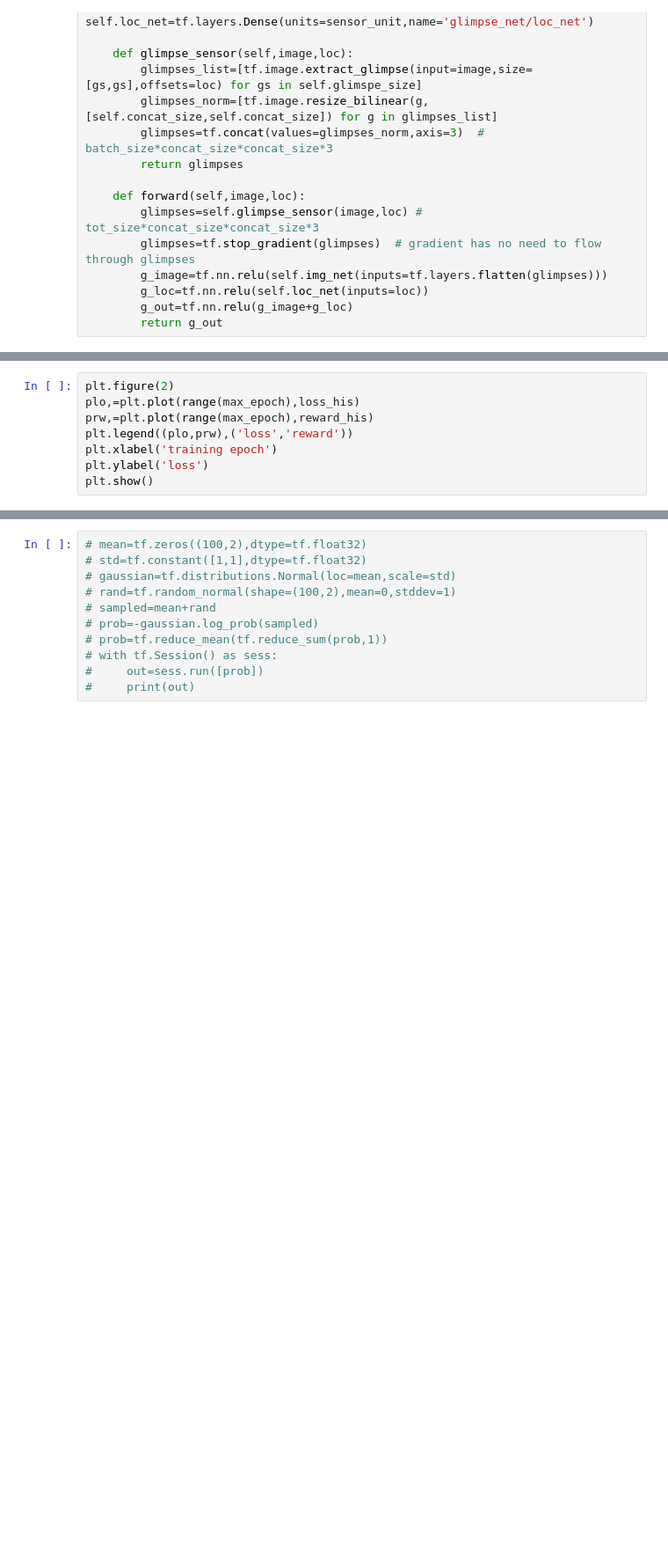
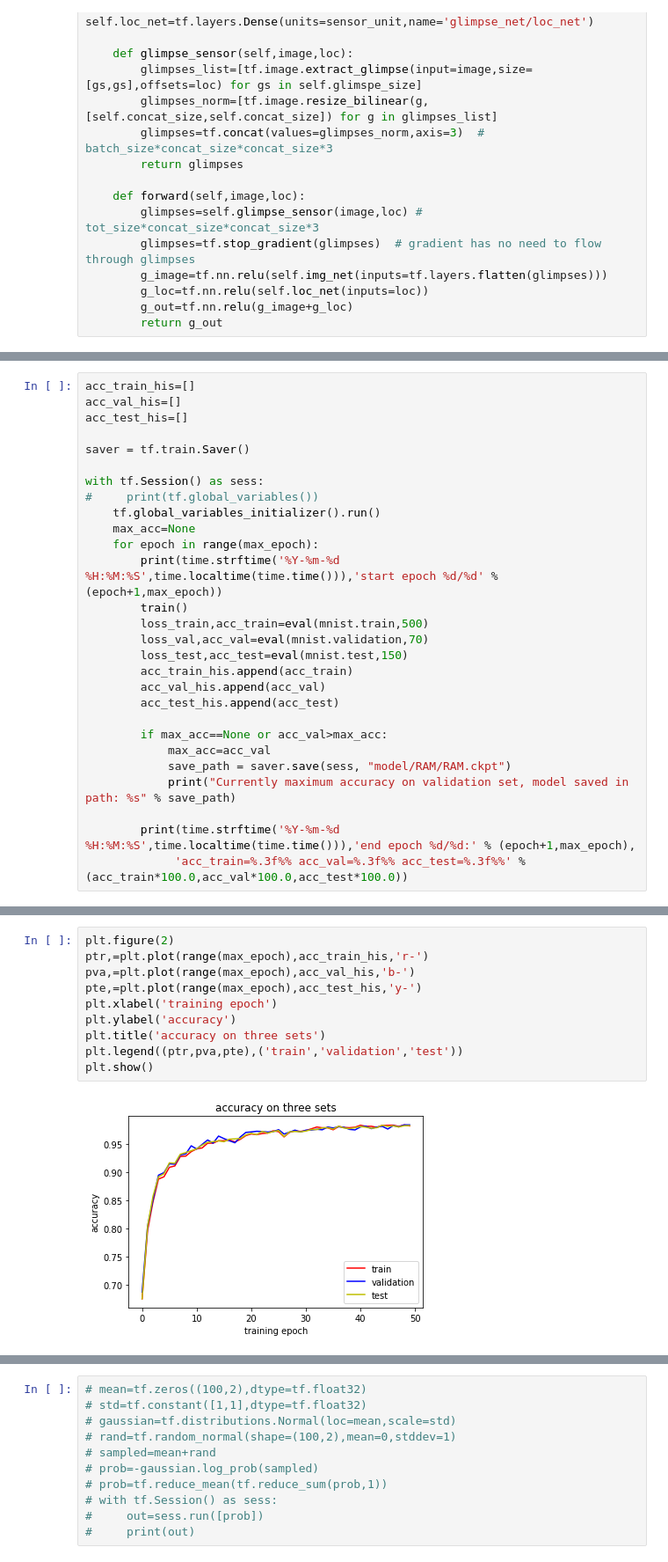
Before and after one commit to LukeZhuang/Recurrent-Attention-Model, a Jupyter notebook: MNIST-RAM.ipynb, the cells around one changed output, grey strips where cells are left out. Shown at 88% size. Saved outputs shown, nothing was run; the diff lists cells and outputs as text; blank space fills up the shorter version.

Commit message:
finish training RAM

```diff
--- a/MNIST-RAM.ipynb
+++ b/MNIST-RAM.ipynb
@@ -176,0 +160,28 @@ with tf.Session() as sess:
+# %%
+acc_train_his=[]
+acc_val_his=[]
+acc_test_his=[]
+
+saver = tf.train.Saver()
+
+with tf.Session() as sess:
+#     print(tf.global_variables())
+    tf.global_variables_initializer().run()
+    max_acc=None
+    for epoch in range(max_epoch):
+        print(time.strftime('%Y-%m-%d %H:%M:%S',time.localtime(time.time())),'start epoch %d/%d' % (epoch+1,max_epoch))
+        train()
+        loss_train,acc_train=eval(mnist.train,500)
+        loss_val,acc_val=eval(mnist.validation,70)
+        loss_test,acc_test=eval(mnist.test,150)
+        acc_train_his.append(acc_train)
+        acc_val_his.append(acc_val)
+        acc_test_his.append(acc_test)
+
+        if max_acc==None or acc_val>max_acc:
+            max_acc=acc_val
+            save_path = saver.save(sess, "model/RAM/RAM.ckpt")
+            print("Currently maximum accuracy on validation set, model saved in path: %s" % save_path)
+
+        print(time.strftime('%Y-%m-%d %H:%M:%S',time.localtime(time.time())),'end epoch %d/%d:' % (epoch+1,max_epoch),
+             'acc_train=%.3f%% acc_val=%.3f%% acc_test=%.3f%%' % (acc_train*100.0,acc_val*100.0,acc_test*100.0))
@@ -177,8 +206,12 @@ with tf.Session() as sess:
 # %%
 plt.figure(2)
-plo,=plt.plot(range(max_epoch),loss_his)
-prw,=plt.plot(range(max_epoch),reward_his)
-plt.legend((plo,prw),('loss','reward'))
+ptr,=plt.plot(range(max_epoch),acc_train_his,'r-')
+pva,=plt.plot(range(max_epoch),acc_val_his,'b-')
+pte,=plt.plot(range(max_epoch),acc_test_his,'y-')
 plt.xlabel('training epoch')
-plt.ylabel('loss')
+plt.ylabel('accuracy')
+plt.title('accuracy on three sets')
+plt.legend((ptr,pva,pte),('train','validation','test'))
 plt.show()
+# %% [output]
+[figure, added]
```
Also changed, not shown: parts of 5 cells of this notebook, 4 other files.
